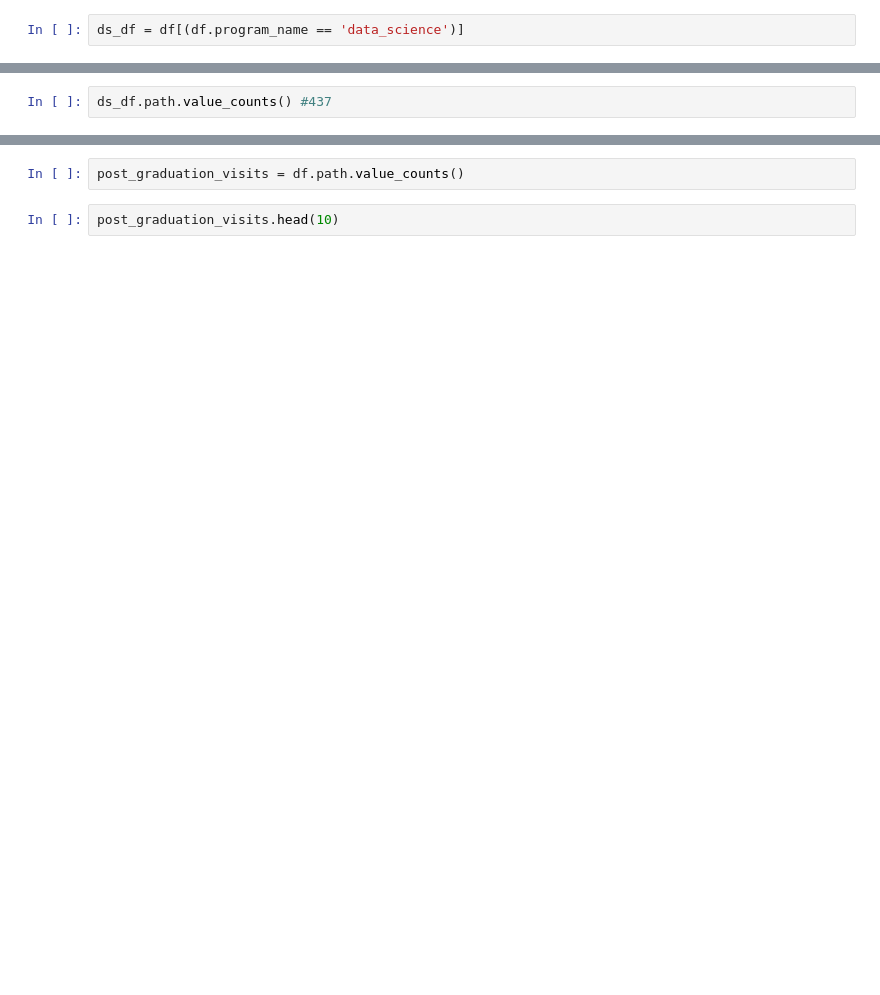
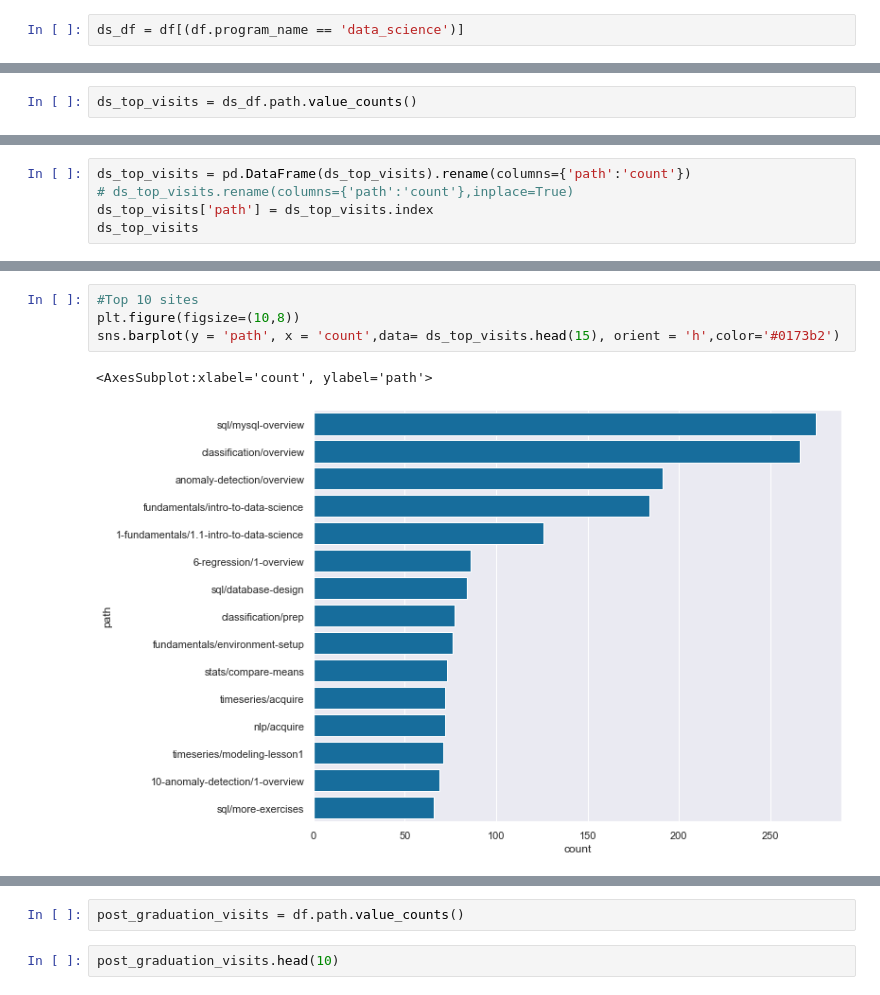
Before and after one commit to anomaly-project-jemison-01/anomaly_project, a Jupyter notebook: schlichting/explore.ipynb, the cells around one changed output, grey strips where cells are left out. Drawn from its saved outputs; the diff is of its cells as text; blank space fills up the shorter version.

```diff
--- a/schlichting/explore.ipynb
+++ b/schlichting/explore.ipynb
@@ -99,2 +197,2 @@ ds_df.shape
 # %%
-ds_df.path.value_counts() #437
+ds_top_visits = ds_df.path.value_counts()
@@ -120,0 +214,5 @@ Name: name, dtype: int64
+# %%
+ds_top_visits = pd.DataFrame(ds_top_visits).rename(columns={'path':'count'})
+# ds_top_visits.rename(columns={'path':'count'},inplace=True)
+ds_top_visits['path'] = ds_top_visits.index
+ds_top_visits
@@ -121 +253,8 @@ Name: name, dtype: int64
+# %%
+#Top 10 sites
+plt.figure(figsize=(10,8))
+sns.barplot(y = 'path', x = 'count',data= ds_top_visits.head(15), orient = 'h',color='#0173b2')
+# %% [output]
+<AxesSubplot:xlabel='count', ylabel='path'>
+[figure, added]
 # %%
```
Also changed, not shown: parts of 46 cells of this notebook, 1 other file.
